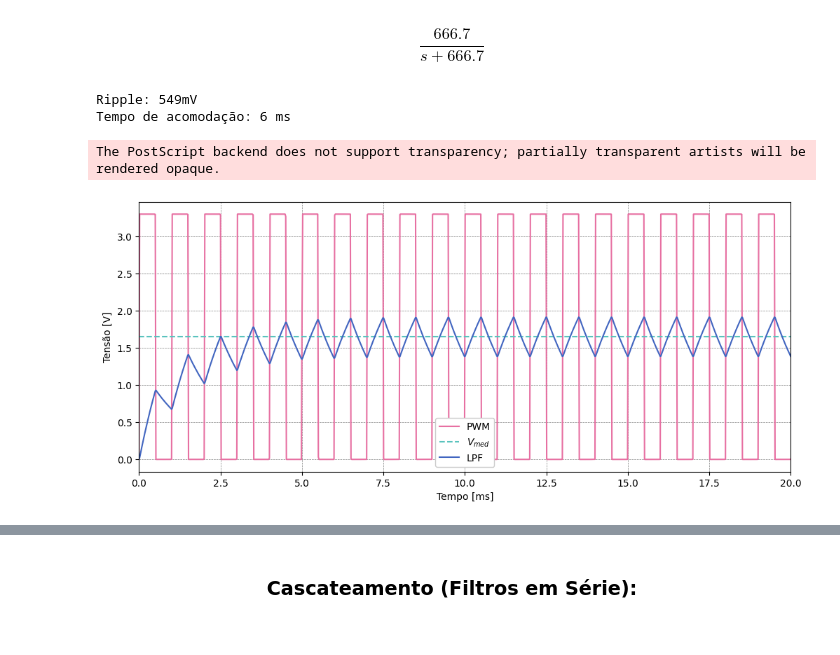
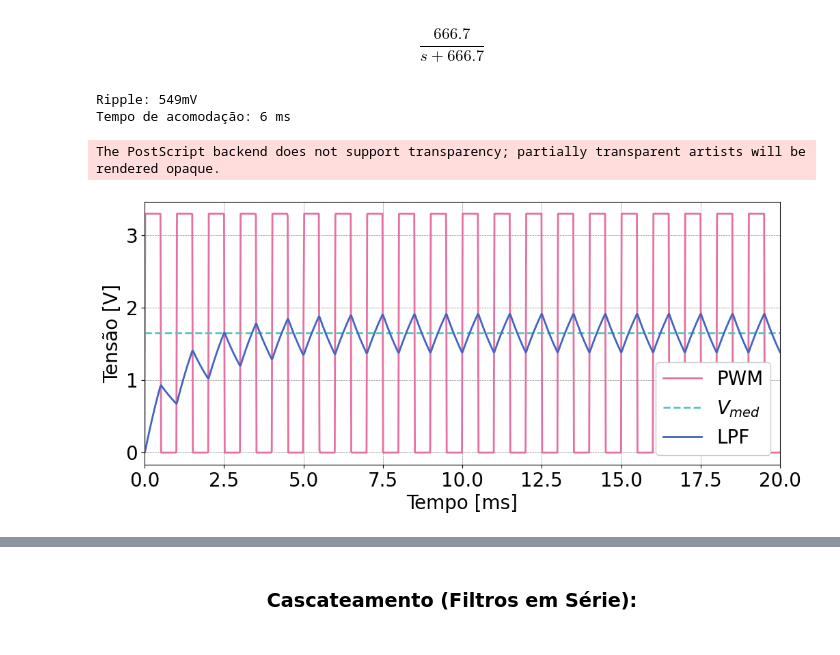
Before and after one commit to ErickNMA/PFC, a Jupyter notebook: Projeto/projeto-LPF.ipynb, the cells around one changed output, grey strips where cells are left out. Saved outputs shown, nothing was run; the diff lists cells and outputs as text; code cells hidden in the pictures.

```diff
--- a/Projeto/projeto-LPF.ipynb
+++ b/Projeto/projeto-LPF.ipynb
@@ -9,8 +9,8 @@ plt.style.use([
     'grid',
     'retro'
 ])
-#plt.rcParams['lines.linewidth'] = 3
-#plt.rcParams['font.size'] = 20
+plt.rcParams['lines.linewidth'] = 2
+plt.rcParams['font.size'] = 20
 plt.rcParams['figure.figsize'] = (12, 5)
 # %%
 #Criação da onda quadrada por Série de Fourier:
@@ -57,35 +57,35 @@ tf = 0.02
 t = np.linspace(0, tf, 1000)
 
 #Criação do sinal de entrada
 f = 1e3
 V = 3.3
 D = 0.5
 pwm = PWM(t, V, D, f)
 
 #Tensão de Ripple:
 ripp = ((D-(D**2))/(R*C*f))
 print(f'Ripple: {int(ripp*V*1e3)}mV')
 
 #Tempo de acomodação:
 print(f'Tempo de acomodação: {int(4e3*tau)} ms')
 
 #Simulação do sistema:
 y = ct.forced_response(Grc, t, pwm)[1]
 
 plt.figure()
 plt.plot(t*1e3, pwm, color='C1', label='PWM')
 plt.plot(t*1e3, np.ones(t.shape)*V*D, linestyle='dashed', color='C2', label='$V_{med}$')
 plt.plot(t*1e3, y, color='C0', label='LPF')
 plt.ylabel('Tensão [V]')
 plt.xlabel('Tempo [ms]')
 plt.xlim(0, tf*1e3)
-plt.legend(loc='lower center')
+plt.legend(loc='lower right')
 plt.savefig('curves/lpf1.eps', dpi=600, transparent=True, bbox_inches='tight')
 # %% [output]
 Ripple: 549mV
 Tempo de acomodação: 6 ms
 The PostScript backend does not support transparency; partially transparent artists will be rendered opaque.
-[figure, old version]
+[figure, new version]
 # %%
 tauvals = np.linspace(0, 5, 100)
 
```
Also changed, not shown: parts of 8 cells of this notebook, 7 other files.
